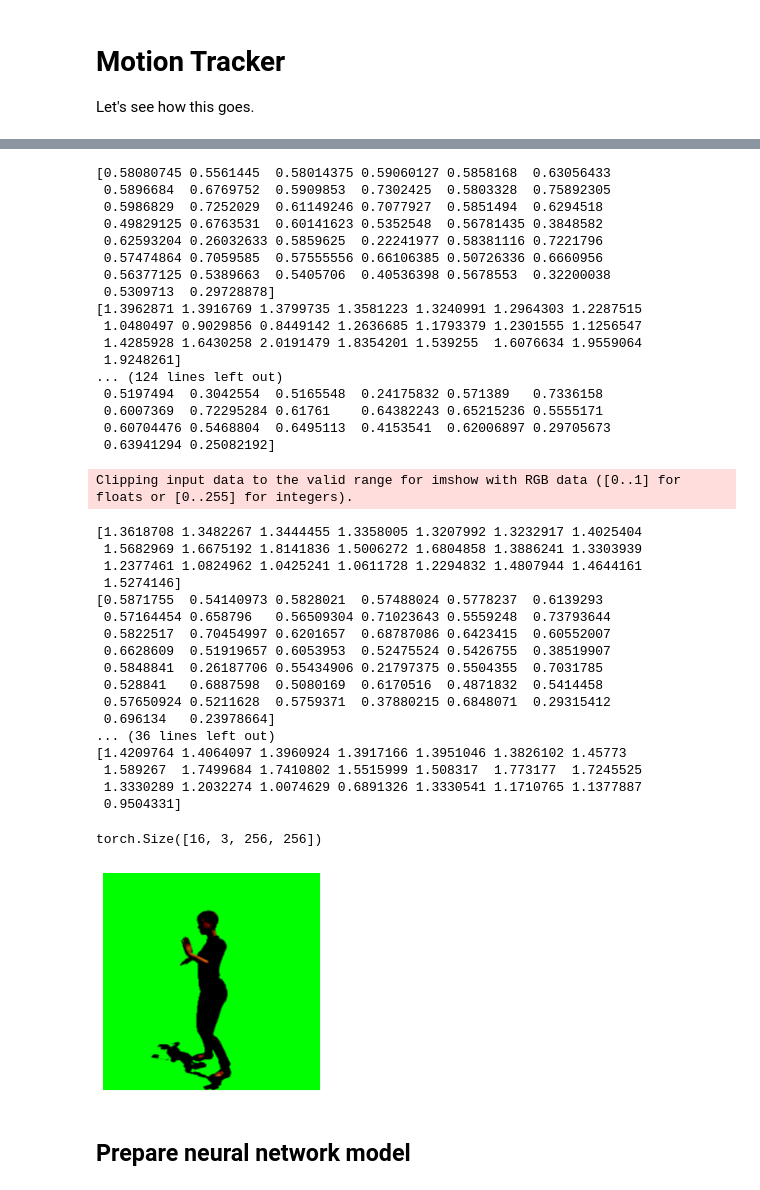
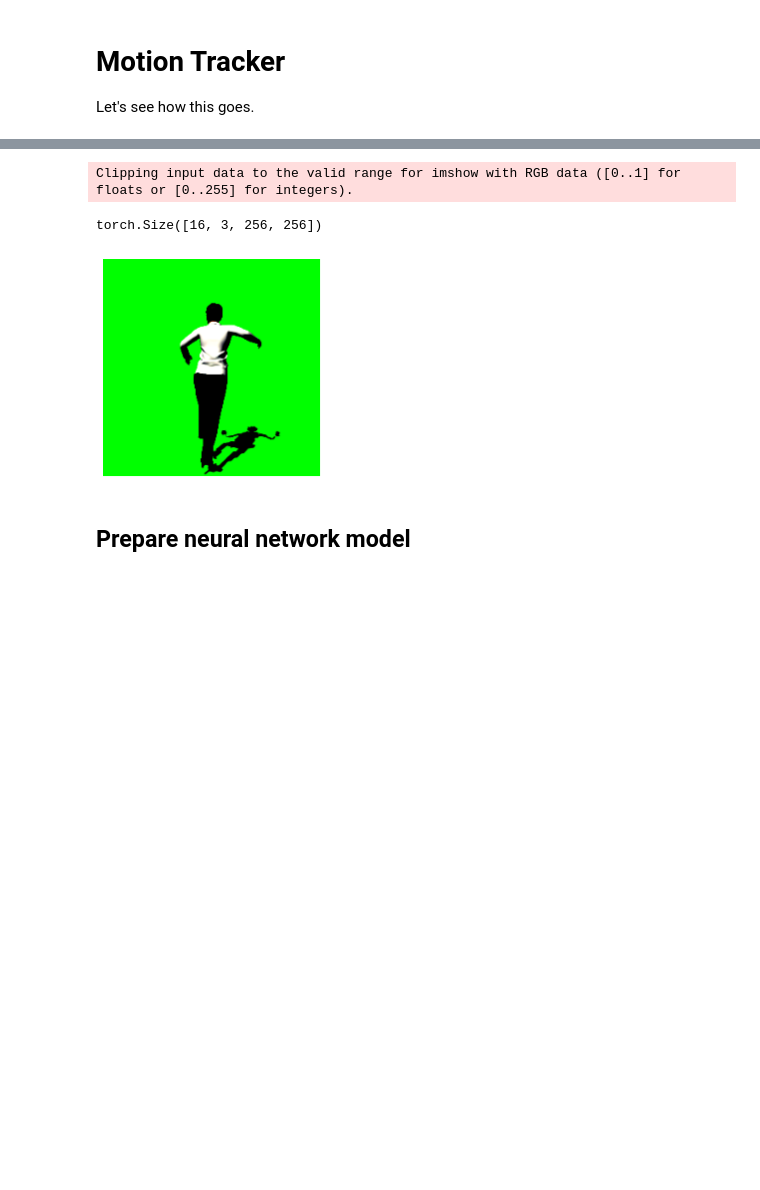
Before and after one commit to spykecb/motion-tracker, a Jupyter notebook: Motion Tracker.ipynb, the cells around one changed output, grey strips where cells are left out. Cells and saved outputs as stored; diff of their text form; code cells hidden in the pictures; blank space fills up the shorter version.

Commit message:
showing better results on validation images

```diff
--- a/Motion Tracker.ipynb
+++ b/Motion Tracker.ipynb
@@ -22,13 +22,16 @@ from model import MotionDataset, Network
 #get min max
 train_csv = pd.read_csv('train/input.csv')
 test_csv = pd.read_csv('test/input.csv')
-maxval = max(train_csv.drop([train_csv.columns[0], train_csv.columns[1]],axis=1).to_numpy().max(), test_csv.drop([test_csv.columns[0], test_csv.columns[1]],axis=1).to_numpy().max())
-minval = min(train_csv.drop([train_csv.columns[0], train_csv.columns[1]],axis=1).to_numpy().min(), test_csv.drop([test_csv.columns[0], test_csv.columns[1]],axis=1).to_numpy().min())
+maxval = max(train_csv.iloc[:, 3:].to_numpy().max(), test_csv.iloc[:, 3:].to_numpy().max())
+minval = min(train_csv.iloc[:, 3:].to_numpy().min(), test_csv.iloc[:, 3:].to_numpy().min())
+print(minval, maxval)
 
-helper_arr = (np.arange(train_csv.shape[1]) + 2) % 3 == 0
-helper_arr[0], helper_arr[1] = False, False
+# get min max of the depths
+helper_arr = (np.arange(train_csv.shape[1]) + 1) % 3 == 0
+helper_arr[0:5] = False
 maxval_z = max(train_csv.iloc[:, helper_arr].to_numpy().max(), test_csv.iloc[:, helper_arr].to_numpy().max())
-minval_z = max(train_csv.iloc[:, helper_arr].to_numpy().min(), test_csv.iloc[:, helper_arr].to_numpy().min())
+minval_z = min(train_csv.iloc[:, helper_arr].to_numpy().min(), test_csv.iloc[:, helper_arr].to_numpy().min())
+print(minval_z, maxval_z)
 
 
 img_width = 256
@@ -54,8 +57,9 @@ test_transforms = transforms.Compose([
 
 motions = MotionDataset('train/input.csv', 'train', train_transforms, (minval,maxval), (minval_z, maxval_z))
 trainloader = DataLoader(motions, batch_size=16, shuffle=True)
-img, height, transform = next(iter(trainloader))
+img, details, transform = next(iter(trainloader))
 
 motions_test = MotionDataset('test/input.csv', 'test', test_transforms, (minval,maxval), (minval_z, maxval_z))
 testloader = torch.utils.data.DataLoader(motions_test, batch_size=16, shuffle=True)
+details.shape
 # %% [output]
@@ -79,48 +69,14 @@ testloader = torch.utils.data.DataLoader(motions_test, batch_size=16, shuffle=Tr
 # %%
 import helper
-images, height, labels = next(iter(trainloader))
+images, details, labels = next(iter(trainloader))
 helper.imshow(images[0], normalize=False)
 # images = images.view(images.shape[0], -1)
 
 images.shape
 # %% [output]
-[0.58080745 0.5561445  0.58014375 0.59060127 0.5858168  0.63056433
- 0.5896684  0.6769752  0.5909853  0.7302425  0.5803328  0.75892305
- 0.5986829  0.7252029  0.61149246 0.7077927  0.5851494  0.6294518
- 0.49829125 0.6763531  0.60141623 0.5352548  0.56781435 0.3848582
- 0.62593204 0.26032633 0.5859625  0.22241977 0.58381116 0.7221796
- 0.57474864 0.7059585  0.57555556 0.66106385 0.50726336 0.6660956
- 0.56377125 0.5389663  0.5405706  0.40536398 0.5678553  0.32200038
- 0.5309713  0.29728878]
-[1.3962871 1.3916769 1.3799735 1.3581223 1.3240991 1.2964303 1.2287515
- 1.0480497 0.9029856 0.8449142 1.2636685 1.1793379 1.2301555 1.1256547
- 1.4285928 1.6430258 2.0191479 1.8354201 1.539255  1.6076634 1.9559064
- 1.9248261]
-... (124 lines left out)
- 0.5197494  0.3042554  0.5165548  0.24175832 0.571389   0.7336158
- 0.6007369  0.72295284 0.61761    0.64382243 0.65215236 0.5555171
- 0.60704476 0.5468804  0.6495113  0.4153541  0.62006897 0.29705673
- 0.63941294 0.25082192]
+Clipping input data to the valid range for imshow with RGB data ([0..1] for floats or [0..255] for integers).
-Clipping input data to the valid range for imshow with RGB data ([0..1] for floats or [0..255] for integers).
+torch.Size([16, 3, 256, 256])
-[1.3618708 1.3482267 1.3444455 1.3358005 1.3207992 1.3232917 1.4025404
- 1.5682969 1.6675192 1.8141836 1.5006272 1.6804858 1.3886241 1.3303939
- 1.2377461 1.0824962 1.0425241 1.0611728 1.2294832 1.4807944 1.4644161
- 1.5274146]
-[0.5871755  0.54140973 0.5828021  0.57488024 0.5778237  0.6139293
- 0.57164454 0.658796   0.56509304 0.71023643 0.5559248  0.73793644
- 0.5822517  0.70454997 0.6201657  0.68787086 0.6423415  0.60552007
- 0.6628609  0.51919657 0.6053953  0.52475524 0.5426755  0.38519907
- 0.5848841  0.26187706 0.55434906 0.21797375 0.5504355  0.7031785
- 0.528841   0.6887598  0.5080169  0.6170516  0.4871832  0.5414458
- 0.57650924 0.5211628  0.5759371  0.37880215 0.6848071  0.29315412
- 0.696134   0.23978664]
-... (36 lines left out)
-[1.4209764 1.4064097 1.3960924 1.3917166 1.3951046 1.3826102 1.45773
- 1.589267  1.7499684 1.7410802 1.5515999 1.508317  1.773177  1.7245525
- 1.3330289 1.2032274 1.0074629 0.6891326 1.3330541 1.1710765 1.1377887
- 0.9504331]
-torch.Size([16, 3, 256, 256])
-[figure, old version]
+[figure, new version]
 # %% [markdown]
 ## Prepare neural network model
 # %%
```
Also changed, not shown: parts of 8 cells of this notebook, 4 other files.
